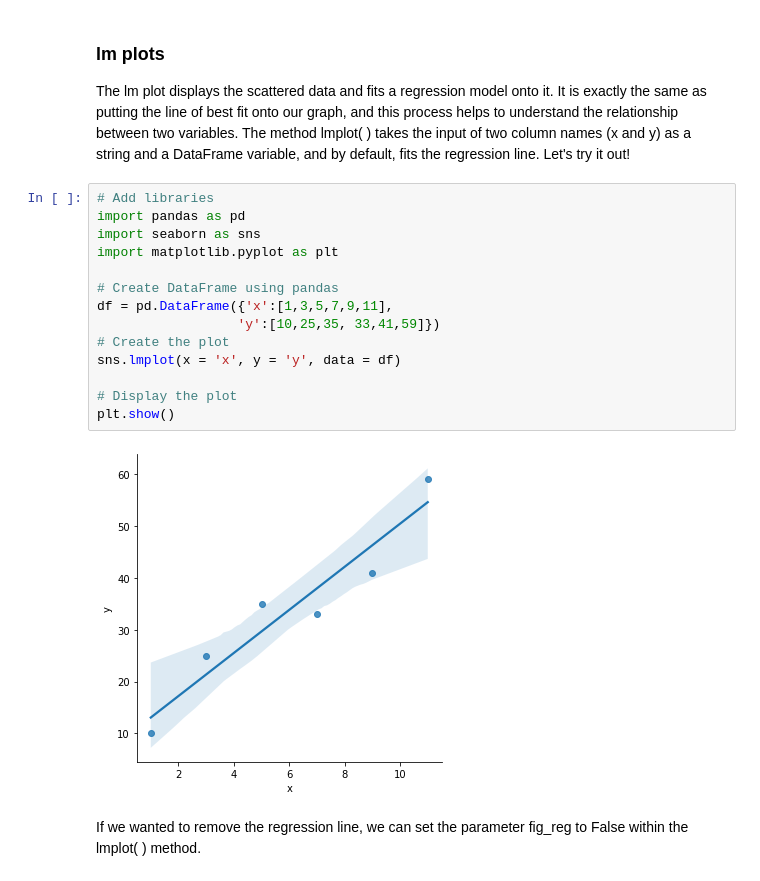
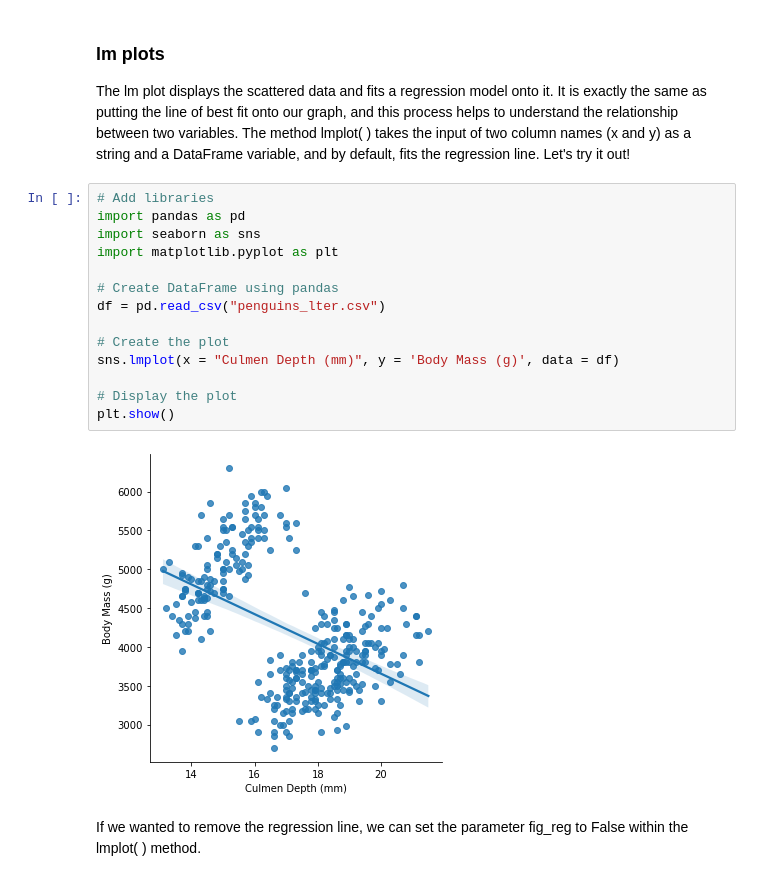
Before and after one commit to vnguyen24/SURF2022, a Jupyter notebook: Session3/Teaching3.ipynb, the cells around one changed output. Cells and saved outputs as stored; diff of their text form.

```diff
--- a/Session3/Teaching3.ipynb
+++ b/Session3/Teaching3.ipynb
@@ -147,19 +184,19 @@ The lm plot displays the scattered data and fits a regression model onto it. It
 # %%
 # Add libraries
 import pandas as pd
 import seaborn as sns
 import matplotlib.pyplot as plt
 
 # Create DataFrame using pandas
-df = pd.DataFrame({'x':[1,3,5,7,9,11],
-                  'y':[10,25,35, 33,41,59]})
+df = pd.read_csv("penguins_lter.csv")
+
 # Create the plot
-sns.lmplot(x = 'x', y = 'y', data = df)
+sns.lmplot(x = "Culmen Depth (mm)", y = 'Body Mass (g)', data = df)
 
 # Display the plot
 plt.show()
 # %% [output]
-[figure, old version]
+[figure, new version]
 # %% [markdown]
 If we wanted to remove the regression line, we can set the parameter fig_reg to False within the lmplot( ) method.
 # %%
```
Also changed, not shown: parts of 17 cells of this notebook.
